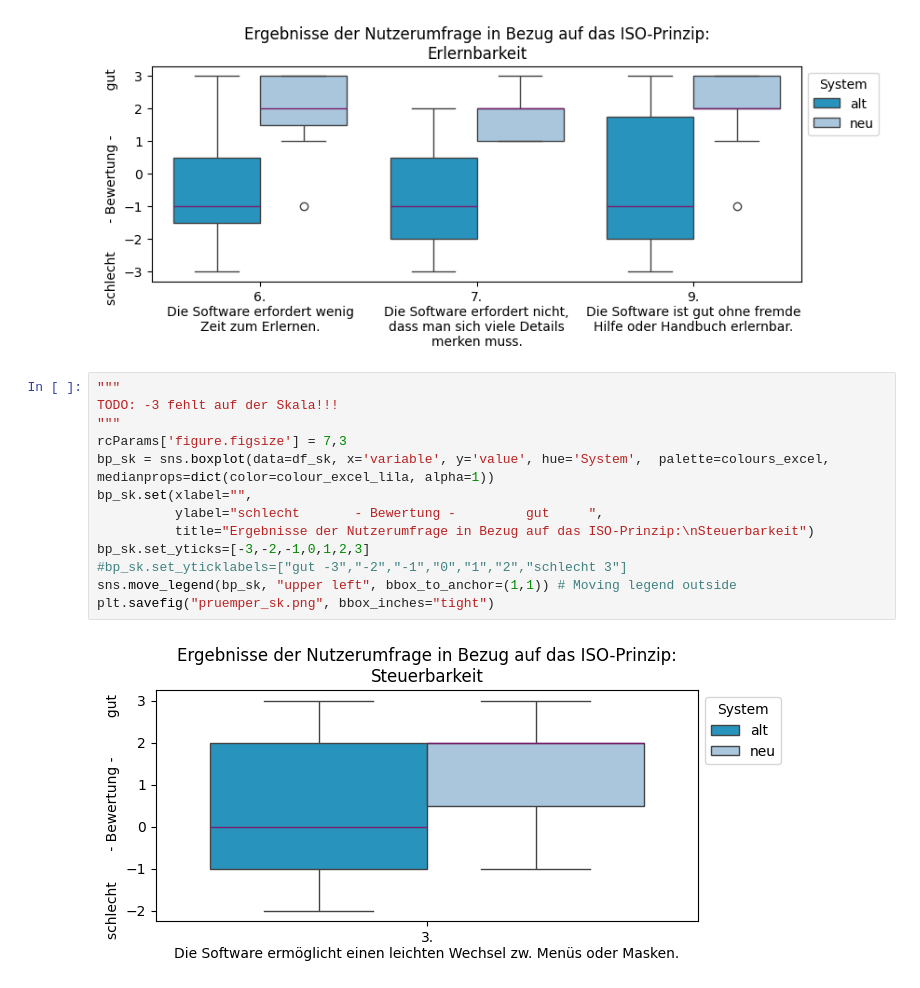
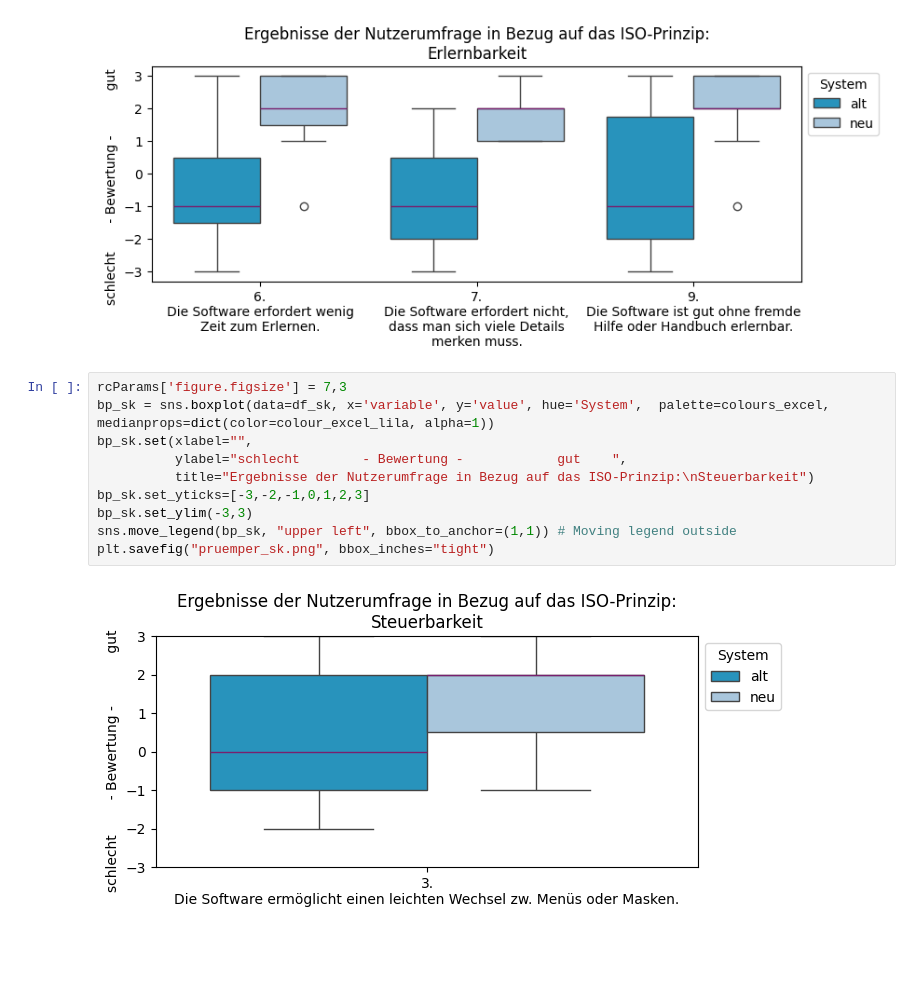
Before and after one commit to sxndrx-cxlxnx/h_da_B7-Bachelorarbeit, a Jupyter notebook: Diagramme/diagramm.ipynb, the cells around one changed output. Saved outputs shown, nothing was run; the diff lists cells and outputs as text; blank space fills up the shorter version.

Commit message:
Diagramme - addon

```diff
--- a/Diagramme/diagramm.ipynb
+++ b/Diagramme/diagramm.ipynb
@@ -251,17 +251,14 @@ plt.savefig("pruemper_if.png", bbox_inches="tight")
 # %% [output]
 [figure]
 # %%
-"""
-TODO: -3 fehlt auf der Skala!!!
-"""
 rcParams['figure.figsize'] = 7,3
 bp_sk = sns.boxplot(data=df_sk, x='variable', y='value', hue='System',  palette=colours_excel, medianprops=dict(color=colour_excel_lila, alpha=1))
 bp_sk.set(xlabel="",
-          ylabel="schlecht       - Bewertung -         gut     ",
+          ylabel="schlecht        - Bewertung -            gut    ",
           title="Ergebnisse der Nutzerumfrage in Bezug auf das ISO-Prinzip:\nSteuerbarkeit")
 bp_sk.set_yticks=[-3,-2,-1,0,1,2,3]
-#bp_sk.set_yticklabels=["gut -3","-2","-1","0","1","2","schlecht 3"]
+bp_sk.set_ylim(-3,3)
 sns.move_legend(bp_sk, "upper left", bbox_to_anchor=(1,1)) # Moving legend outside
 plt.savefig("pruemper_sk.png", bbox_inches="tight")
 # %% [output]
-[figure, old version]
+[figure, new version]
```
Also changed, not shown: parts of 1 cell of this notebook, 1 other file.
